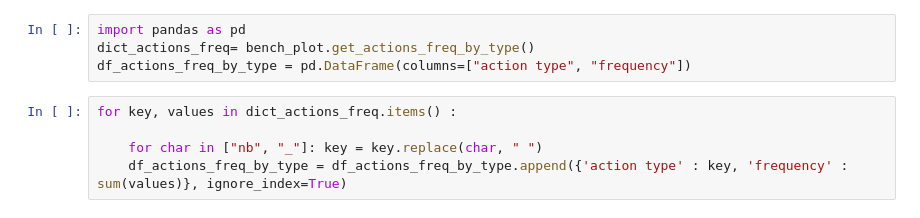
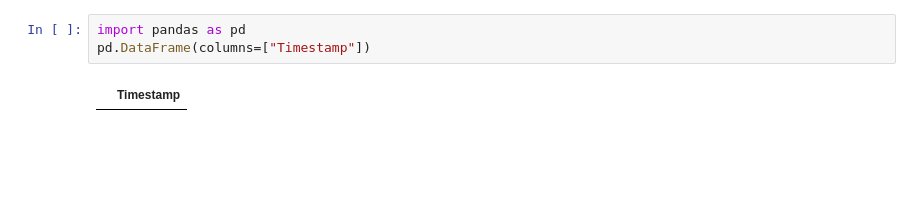
Before and after one commit to seifou23i/Grid2Bench, a Jupyter notebook: notebooks/TestNotebook.ipynb, the cells around one changed output. Saved outputs shown, nothing was run; the diff lists cells and outputs as text; blank space fills up the shorter version.

```diff
--- a/notebooks/TestNotebook.ipynb
+++ b/notebooks/TestNotebook.ipynb
@@ -317,9 +57,5 @@ fig.show()
 # %%
 import pandas as pd
-dict_actions_freq= bench_plot.get_actions_freq_by_type()
-df_actions_freq_by_type = pd.DataFrame(columns=["action type", "frequency"])
+pd.DataFrame(columns=["Timestamp"])
+# %% [output]
+|  | Timestamp |
-# %%
-for key, values in dict_actions_freq.items() :
-
-    for char in ["nb", "_"]: key = key.replace(char, " ")
-    df_actions_freq_by_type = df_actions_freq_by_type.append({'action type' : key, 'frequency' : sum(values)}, ignore_index=True)
```
Also changed, not shown: parts of 52 cells of this notebook, 51 other files.
